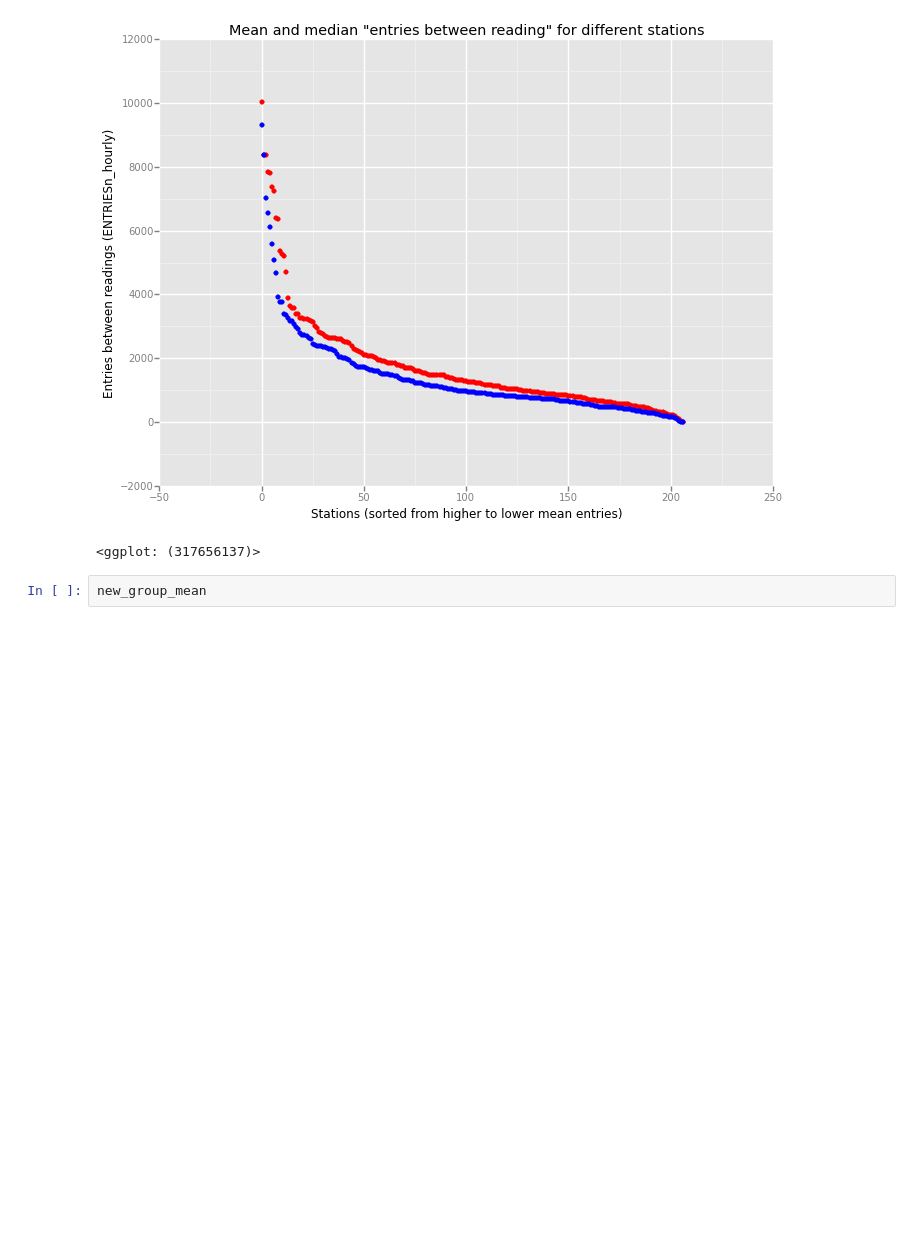
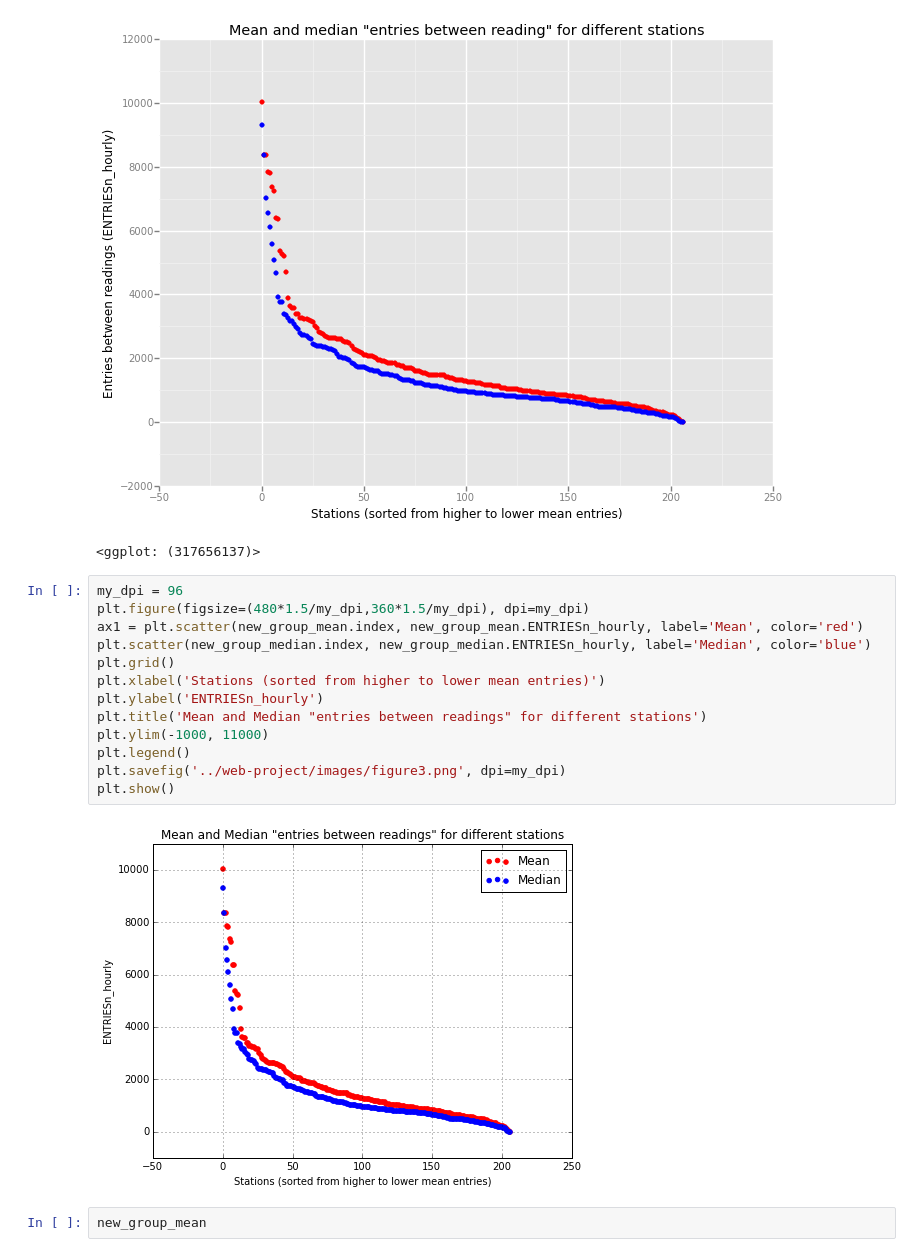
Before and after one commit to dsaiztc/NYCSubwayAnalysis, a Jupyter notebook: notebooks/reg2.ipynb, the cells around one changed output. Drawn from its saved outputs; the diff is of its cells as text; blank space fills up the shorter version.

```diff
--- a/notebooks/reg2.ipynb
+++ b/notebooks/reg2.ipynb
@@ -52,6 +57,21 @@ ggplot(new_group_mean, aes(x=new_group_mean.index, y='ENTRIESn_hourly')) + geom_
 # %% [output]
 [figure]
 <ggplot: (317656137)>
+# %%
+my_dpi = 96
+plt.figure(figsize=(480*1.5/my_dpi,360*1.5/my_dpi), dpi=my_dpi)
+ax1 = plt.scatter(new_group_mean.index, new_group_mean.ENTRIESn_hourly, label='Mean', color='red')
+plt.scatter(new_group_median.index, new_group_median.ENTRIESn_hourly, label='Median', color='blue')
+plt.grid()
+plt.xlabel('Stations (sorted from higher to lower mean entries)')
+plt.ylabel('ENTRIESn_hourly')
+plt.title('Mean and Median "entries between readings" for different stations')
+plt.ylim(-1000, 11000)
+plt.legend()
+plt.savefig('../web-project/images/figure3.png', dpi=my_dpi)
+plt.show()
+# %% [output]
+[figure, added]
 # %%
 new_group_mean
 # %% [output]
```
Also changed, not shown: parts of 6 cells of this notebook, 8 other files.
